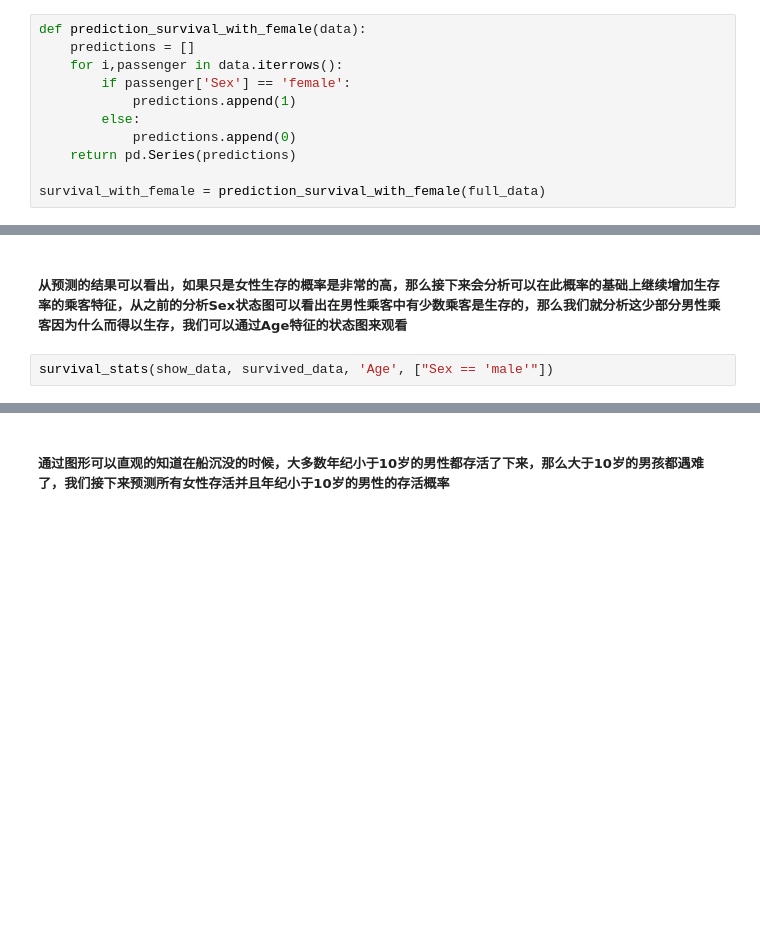
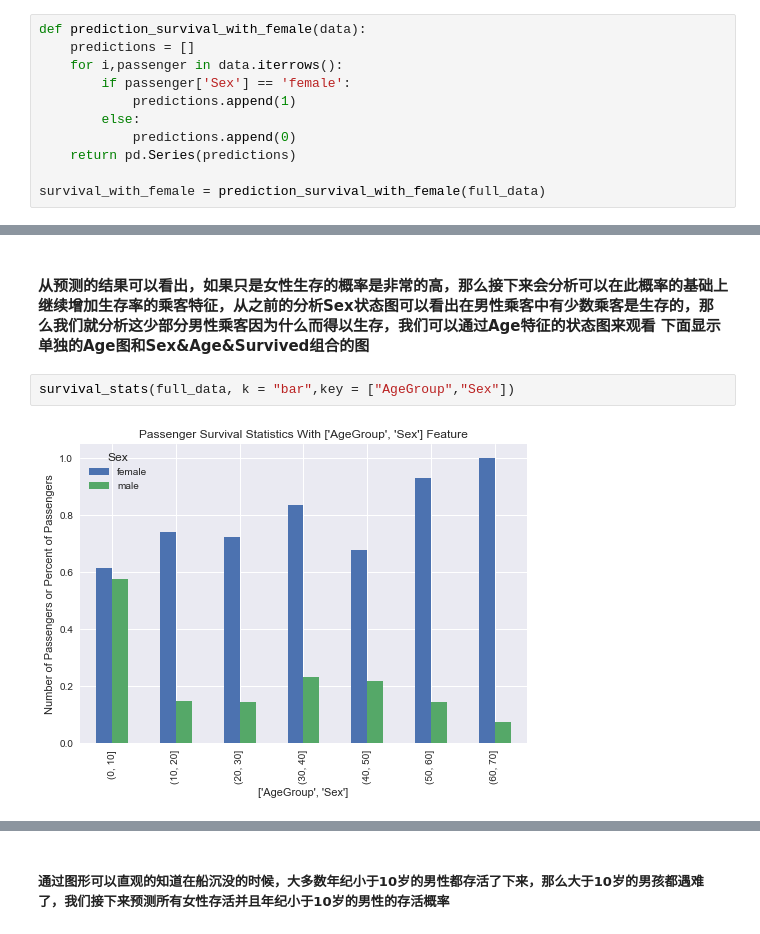
Before and after one commit to 1265040745/MyRepository, a Jupyter notebook: 数据分析/TaiTanData.ipynb, the cells around one changed output, grey strips where cells are left out. Cells and saved outputs as stored; diff of their text form; blank space fills up the shorter version.

```diff
--- a/数据分析/TaiTanData.ipynb
+++ b/数据分析/TaiTanData.ipynb
@@ -198,4 +243,6 @@ print survival_rate(survived_data,survival_with_female)
 # %% [markdown]
-##### 从预测的结果可以看出，如果只是女性生存的概率是非常的高，那么接下来会分析可以在此概率的基础上继续增加生存率的乘客特征，从之前的分析Sex状态图可以看出在男性乘客中有少数乘客是生存的，那么我们就分析这少部分男性乘客因为什么而得以生存，我们可以通过Age特征的状态图来观看
+#### 从预测的结果可以看出，如果只是女性生存的概率是非常的高，那么接下来会分析可以在此概率的基础上继续增加生存率的乘客特征，从之前的分析Sex状态图可以看出在男性乘客中有少数乘客是生存的，那么我们就分析这少部分男性乘客因为什么而得以生存，我们可以通过Age特征的状态图来观看 下面显示单独的Age图和Sex&Age&Survived组合的图
-# %%
-survival_stats(show_data, survived_data, 'Age', ["Sex == 'male'"])
+# %%
+survival_stats(full_data, k = "bar",key = ["AgeGroup","Sex"])
+# %% [output]
+[figure, added]
```
Also changed, not shown: parts of 35 cells of this notebook.
